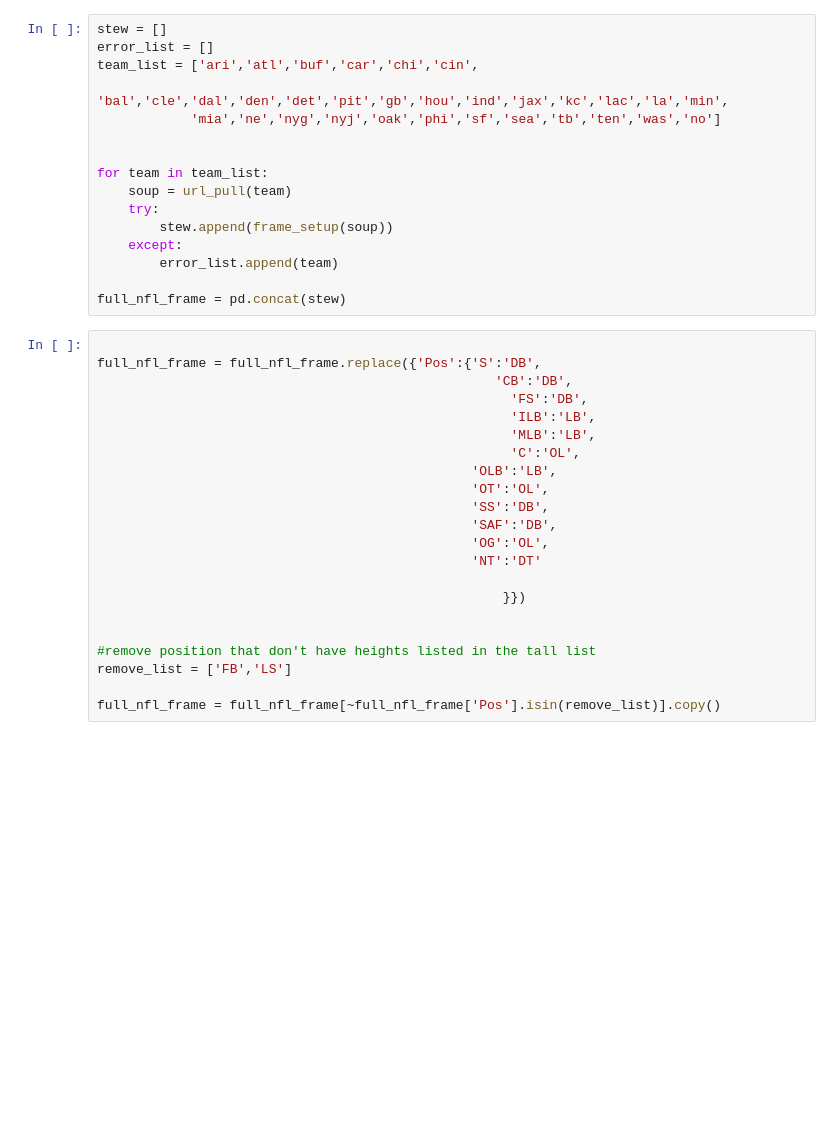
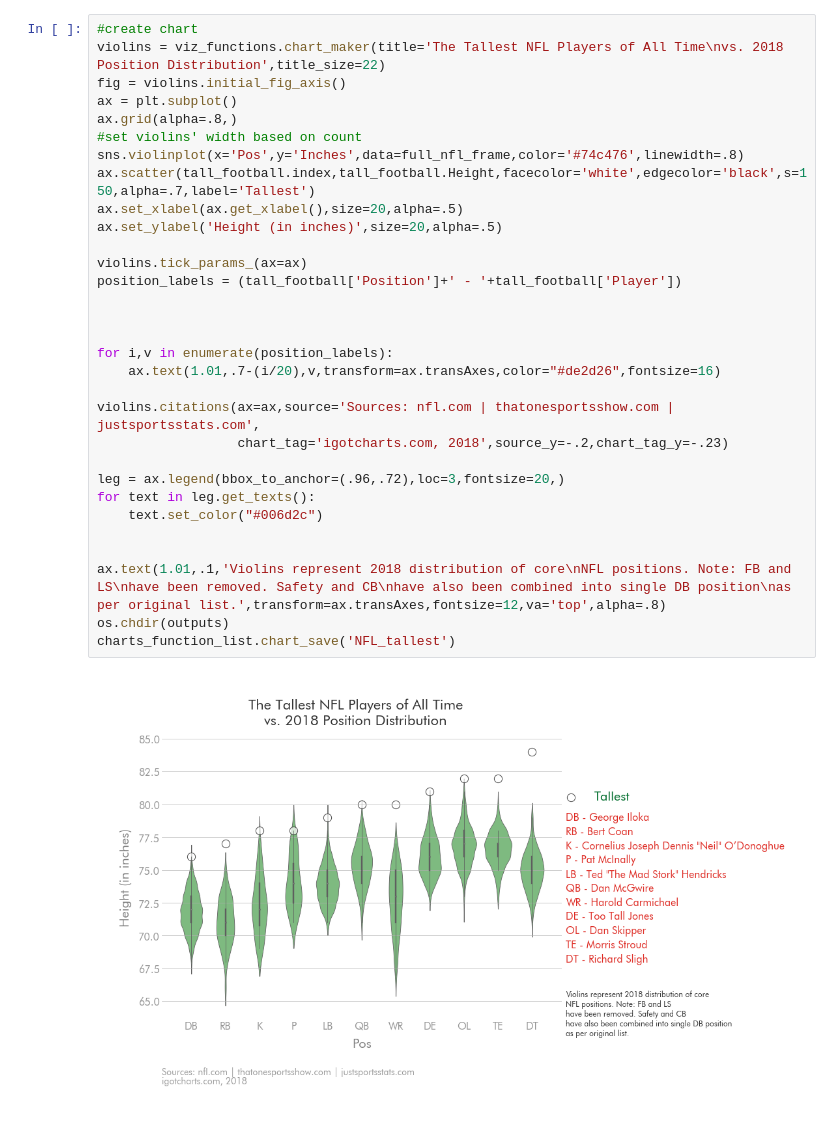
Before and after one commit to igotcharts/charts_and_more_charts, a Jupyter notebook: notebooks/NFL Heights.ipynb, the cells around one changed output. Drawn from its saved outputs; the diff is of its cells as text; blank space fills up the shorter version.

Commit message:
created NFL Height chart

```diff
--- a/notebooks/NFL Heights.ipynb
+++ b/notebooks/NFL Heights.ipynb
@@ -32,39 +93,34 @@ def frame_setup(soup):
-# %%
-stew = []
-error_list = []
-team_list = ['ari','atl','buf','car','chi','cin',
-             'bal','cle','dal','den','det','pit','gb','hou','ind','jax','kc','lac','la','min',
-            'mia','ne','nyg','nyj','oak','phi','sf','sea','tb','ten','was','no']
-
-
-for team in team_list:
-    soup = url_pull(team)
-    try:
-        stew.append(frame_setup(soup))
-    except:
-        error_list.append(team)
-
-full_nfl_frame = pd.concat(stew)
-# %%
-
-full_nfl_frame = full_nfl_frame.replace({'Pos':{'S':'DB',
-                                                   'CB':'DB',
-                                                     'FS':'DB',
-                                                     'ILB':'LB',
-                                                     'MLB':'LB',
-                                                     'C':'OL',
-                                                'OLB':'LB',
-                                                'OT':'OL',
-                                                'SS':'DB',
-                                                'SAF':'DB',
-                                                'OG':'OL',
-                                                'NT':'DT'
-
-                                                    }})
-
-
-#remove position that don't have heights listed in the tall list
-remove_list = ['FB','LS']
-
-full_nfl_frame = full_nfl_frame[~full_nfl_frame['Pos'].isin(remove_list)].copy()
+# %%
+#create chart
+violins = viz_functions.chart_maker(title='The Tallest NFL Players of All Time\nvs. 2018 Position Distribution',title_size=22)
+fig = violins.initial_fig_axis()
+ax = plt.subplot()
+ax.grid(alpha=.8,)
+#set violins' width based on count
+sns.violinplot(x='Pos',y='Inches',data=full_nfl_frame,color='#74c476',linewidth=.8)
+ax.scatter(tall_football.index,tall_football.Height,facecolor='white',edgecolor='black',s=150,alpha=.7,label='Tallest')
+ax.set_xlabel(ax.get_xlabel(),size=20,alpha=.5)
+ax.set_ylabel('Height (in inches)',size=20,alpha=.5)
+
+violins.tick_params_(ax=ax)
+position_labels = (tall_football['Position']+' - '+tall_football['Player'])
+
+
+
+for i,v in enumerate(position_labels):
+    ax.text(1.01,.7-(i/20),v,transform=ax.transAxes,color="#de2d26",fontsize=16)
+
+violins.citations(ax=ax,source='Sources: nfl.com | thatonesportsshow.com | justsportsstats.com',
+                  chart_tag='igotcharts.com, 2018',source_y=-.2,chart_tag_y=-.23)
+
+leg = ax.legend(bbox_to_anchor=(.96,.72),loc=3,fontsize=20,)
+for text in leg.get_texts():
+    text.set_color("#006d2c")
+
+
+ax.text(1.01,.1,'Violins represent 2018 distribution of core\nNFL positions. Note: FB and LS\nhave been removed. Safety and CB\nhave also been combined into single DB position\nas per original list.',transform=ax.transAxes,fontsize=12,va='top',alpha=.8)
+os.chdir(outputs)
+charts_function_list.chart_save('NFL_tallest')
+# %% [output]
+[figure, added]
 # %%
```
Also changed, not shown: parts of 11 cells of this notebook, 8 other files.
